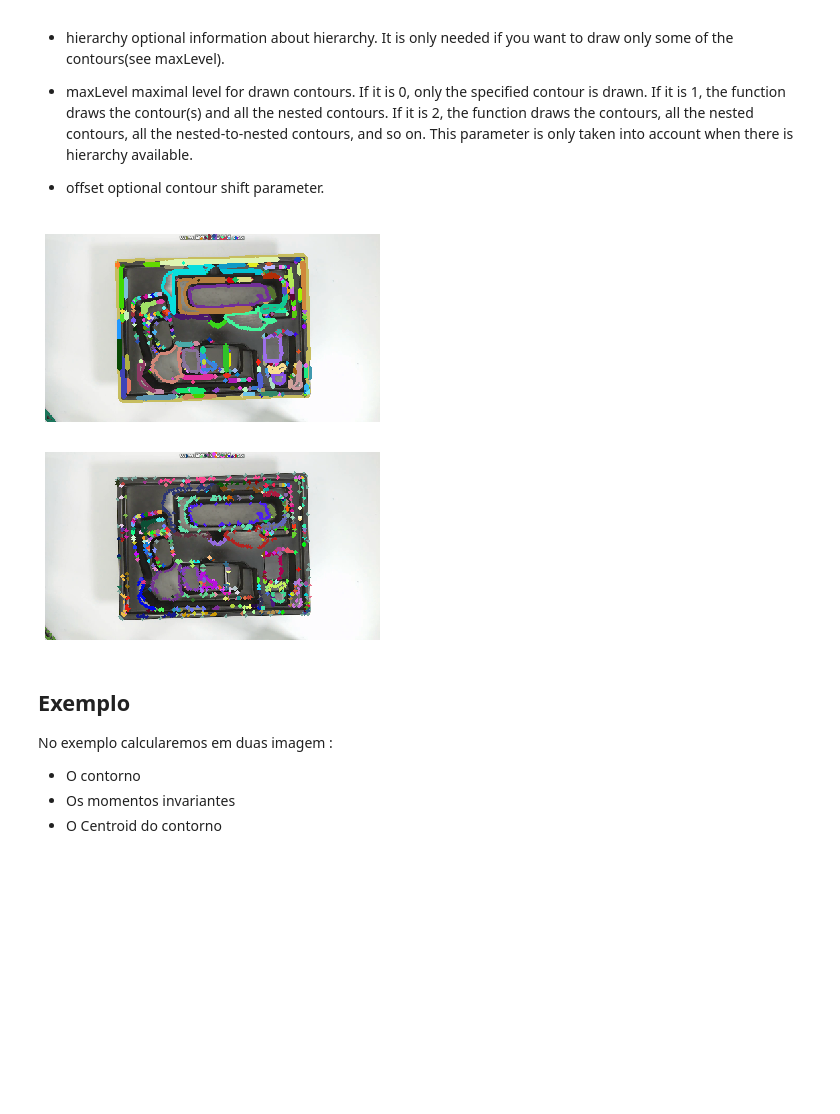
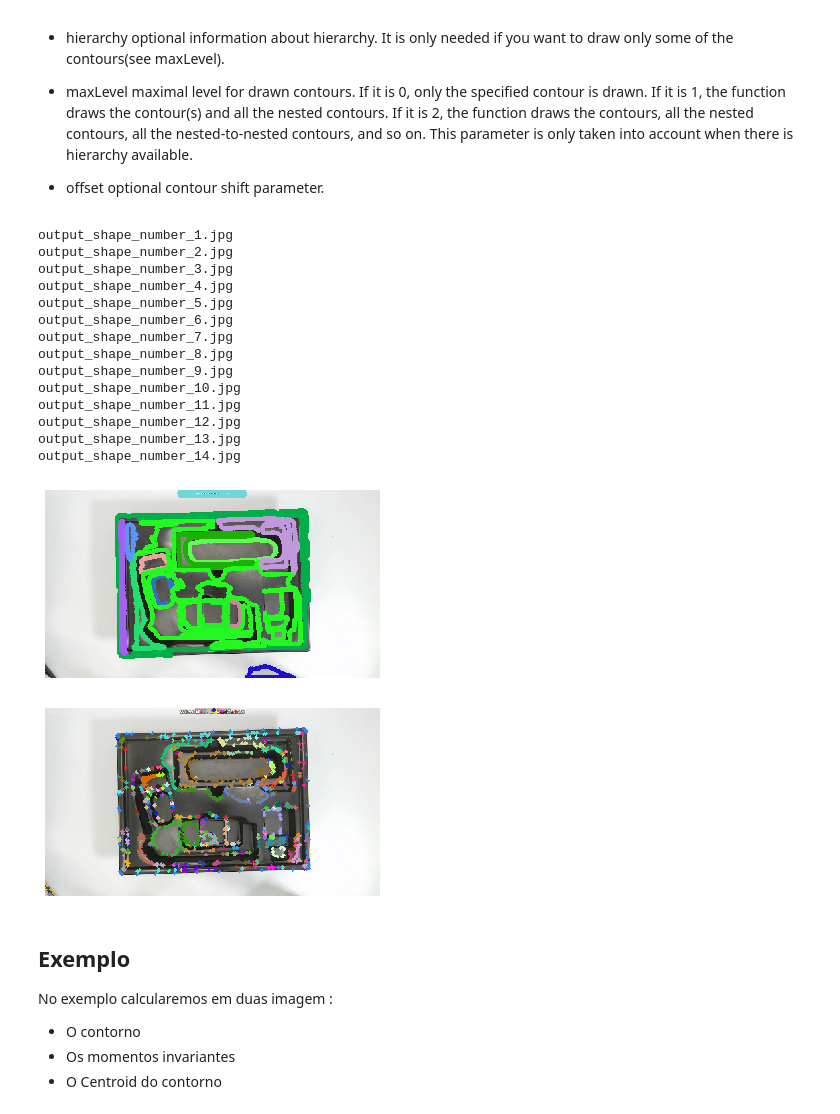
Before and after one commit to wagner1986/python-computer-vision, a Jupyter notebook: Bandeja- Contorno & Momento.ipynb, the cells around one changed output. Drawn from its saved outputs; the diff is of its cells as text; code cells hidden in the pictures; blank space fills up the shorter version.

```diff
--- a/Bandeja- Contorno & Momento.ipynb
+++ b/Bandeja- Contorno & Momento.ipynb
@@ -10,5 +9,13 @@ result = cv2.fastNlMeansDenoising(image,None,20,7,21)
 # %%
 #image = cv2.cvtColor(image, cv2.COLOR_BGR2GRAY)
+# %%
+def salva_img_contorno(c,orginal_image,i):
+    (x, y, w, h) = cv2.boundingRect(c)
+    # Let's now crop each contour and save these images
+    cropped_contour = orginal_image[y:y + h, x:x + w]
+    image_name = "output_shape_number_" + str(i) + ".jpg"
+    print(image_name)
+    cv2.imwrite(image_name, cropped_contour)
 # %%
 import matplotlib.pyplot as plt
 import matplotlib.cm as cm
@@ -180,19 +203,47 @@ the contour(s) and all the nested contours. If it is 2, the function draws the c
 # %%
 import numpy as np
 import cv2 as cv
 import random
 im = cv.imread("./data/2.png")
 imgray = cv.cvtColor(im, cv.COLOR_BGR2GRAY)
+
+clahe = cv.createCLAHE(clipLimit=7.0, tileGridSize=(8,8))
+cl1 = clahe.apply(imgray)
+imgray=cl1
+
 #imgray = cv.GaussianBlur(imgray, (9, 9), 0)
 ret, thresh = cv.threshold(imgray, 100, 255, cv.THRESH_BINARY_INV)
 im2, contours, hierarchy = cv.findContours(thresh, cv.RETR_TREE, cv2.CHAIN_APPROX_NONE)
+i=0
 for contour in contours:
-    rgb = [random.randint(0,255),random.randint(0,255),random.randint(0,255)]
-    cv.drawContours(im, contour, -3, rgb, 3)
+    area = cv2.contourArea(contour)
+    if(area>400):
+        i=i+1
+        rgb = [random.randint(0,255),random.randint(0,255),random.randint(0,255)]
+
+        accuracy = 0.03 * cv2.arcLength(contour, True)
+        approx = cv2.approxPolyDP(contour, accuracy, True)
+
+        cv.drawContours(im, contour, -3, rgb, 5)
+        salva_img_contorno(contour,im,i)
 plt.imshow(im)
 plt.axis("off");
 # %% [output]
+output_shape_number_1.jpg
+output_shape_number_2.jpg
+output_shape_number_3.jpg
+output_shape_number_4.jpg
+output_shape_number_5.jpg
+output_shape_number_6.jpg
+output_shape_number_7.jpg
+output_shape_number_8.jpg
+output_shape_number_9.jpg
+output_shape_number_10.jpg
+output_shape_number_11.jpg
+output_shape_number_12.jpg
+output_shape_number_13.jpg
+output_shape_number_14.jpg
-[figure, old version]
+[figure, new version]
 # %%
 import numpy as np
 import cv2 as cv
@@ -208,7 +259,7 @@ for contour in contours:
 plt.imshow(im)
 plt.axis("off");
 # %% [output]
-[figure, old version]
+[figure, new version]
 # %% [markdown]
 ## Exemplo
 No exemplo calcularemos em duas imagem :
```
Also changed, not shown: parts of 10 cells of this notebook, 5 other files.
